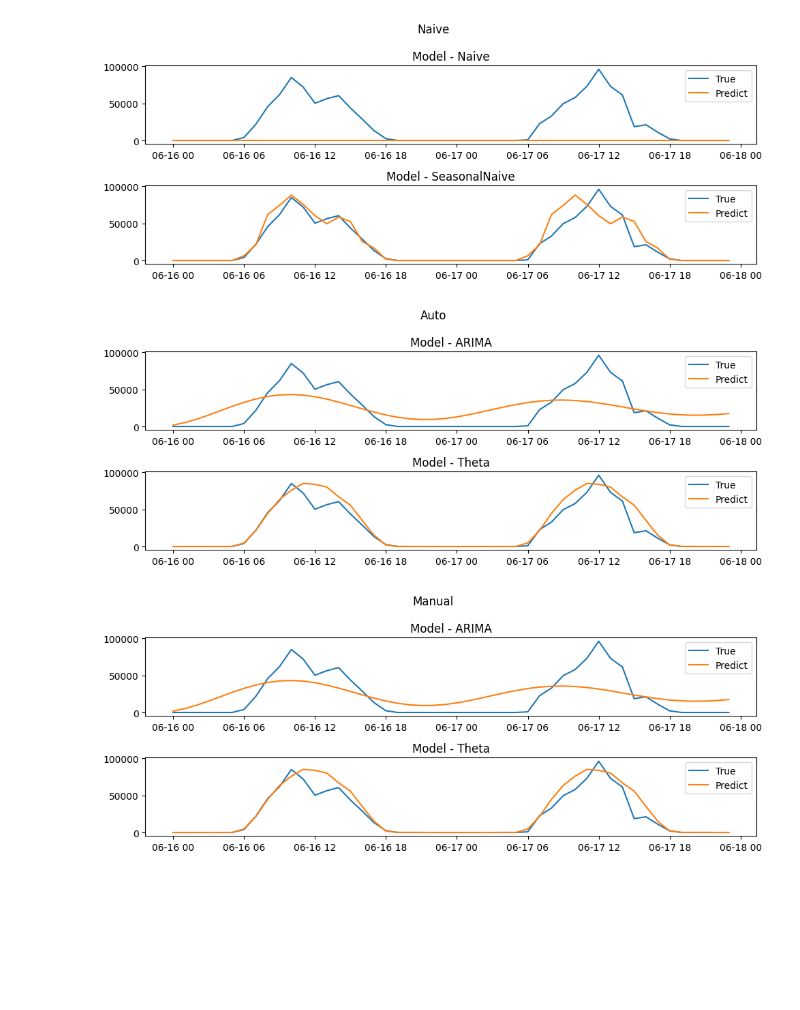
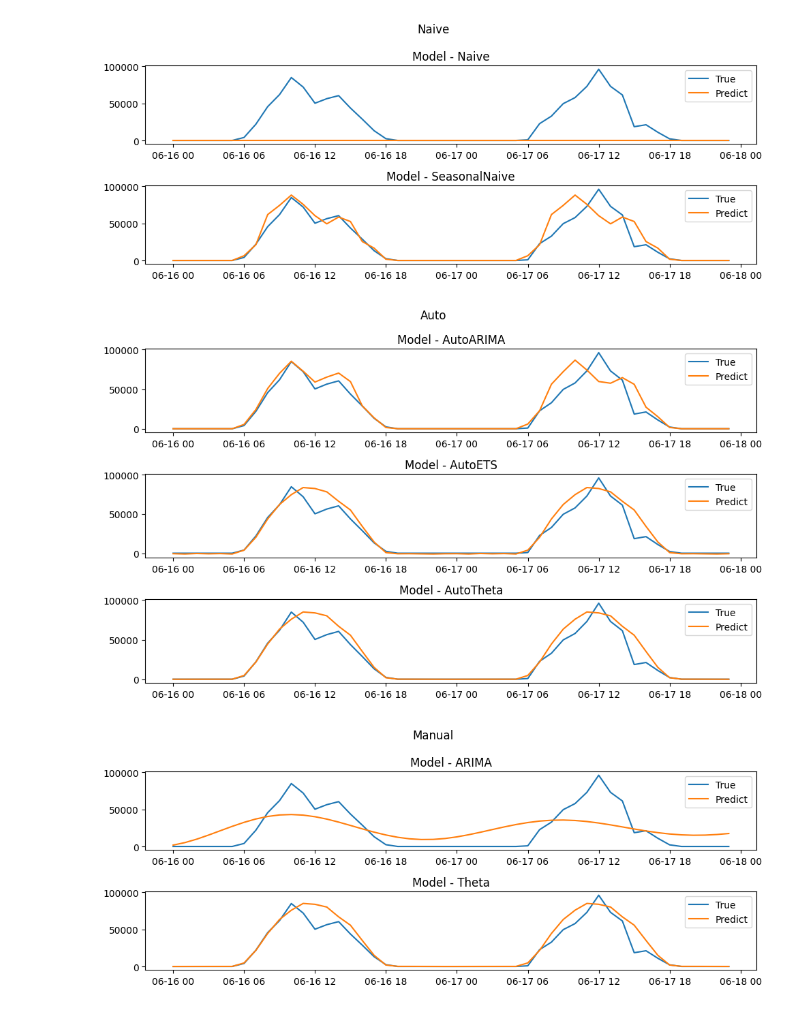
Before and after one commit to Roaoch/tsa_final, a Jupyter notebook: 1_stats_models.ipynb, the cells around one changed output. Saved outputs shown, nothing was run; the diff lists cells and outputs as text; code cells hidden in the pictures; blank space fills up the shorter version.

```diff
--- a/1_stats_models.ipynb
+++ b/1_stats_models.ipynb
@@ -245,16 +251,16 @@ plt.show()
 # %%
 plot_forecast(
     test_data[test_data['unique_id'] == '1'],
-    manual_forecasts[manual_forecasts['unique_id'] == '1'],
-    manual_models
+    auto_forecasts[auto_forecasts['unique_id'] == '1'],
+    auto_models
 )
 
 plt.suptitle('Auto')
 
 plt.tight_layout()
 plt.show()
 # %% [output]
-[figure, old version]
+[figure, new version]
 # %%
 plot_forecast(
     test_data[test_data['unique_id'] == '1'],
```
Also changed, not shown: parts of 4 cells of this notebook, 21 other files.
